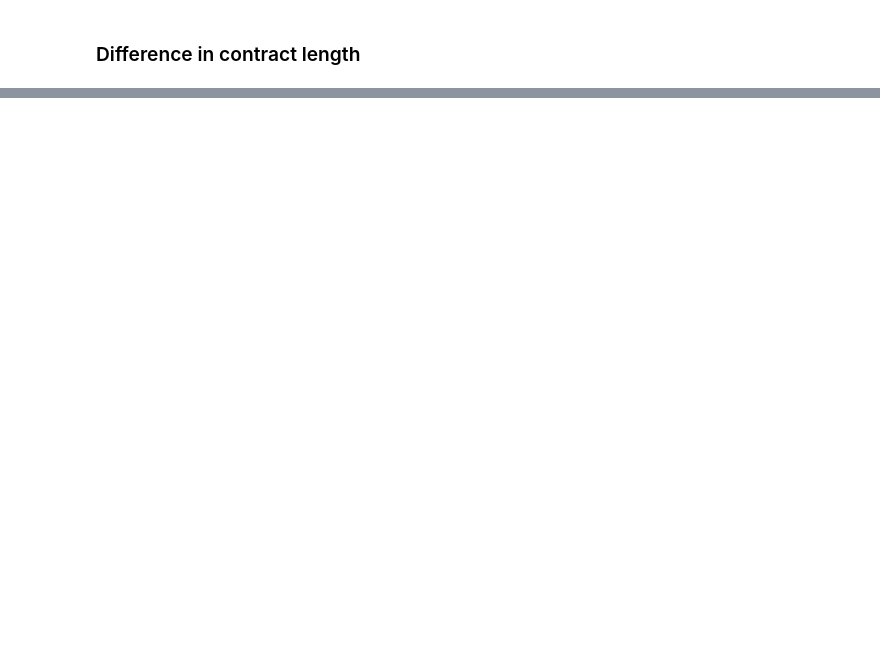
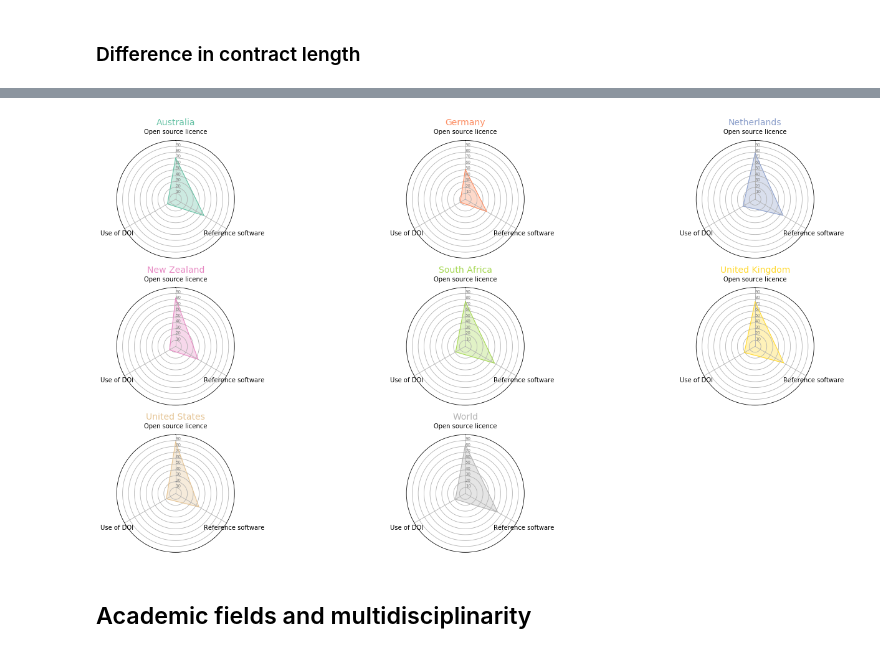
Before and after one commit to softwaresaved/international-survey, a Jupyter notebook: analysis/2018/x. Additional analysis.ipynb, the cells around one changed output, grey strips where cells are left out. Drawn from its saved outputs; the diff is of its cells as text; code cells hidden in the pictures; blank space fills up the shorter version.

```diff
--- a/analysis/2018/x. Additional analysis.ipynb
+++ b/analysis/2018/x. Additional analysis.ipynb
@@ -33,0 +241,10 @@ It contains further developments.
+# %%
+needed_col = ['Year', 'Country']
+open_use = ['open1can. How often do you use an open-source licence for your software?']
+ref_soft = ['open2de. How often do you reference software directly or the papers describing the software?']
+doi = ['open3can. How often do you associate your software with a Digital Object Identifier (DOI)?']
+orcid = ['open1de. Do you have an ORCID ID?']
+
+open_source_col = list(itertools.chain(needed_col, open_use, ref_soft, doi))#, orcid))
+df_openess = df[df['Year'] == 2018][open_source_col].copy()
+df_openess
@@ -33,0 +269,29 @@ It contains further developments.
+# %%
+replace_likert_10 = {'1 (None at all)': 'Not using',
+                     '﻿1 (None at all)': 'Not using',
+                     '2': 'Rarely',
+                     '3': 'Rarely',
+                     '4': 'Rarely',
+                     '5': 'Neutral',
+                     '6': 'Neutral',
+                     '7': 'Often',
+                     '8': 'Often',
+                     '9': 'Often',
+                     '10 (All the time)': 'Often'}
+df_openess.replace(replace_likert_10, inplace=True)
+# %%
+df_openess.drop(['Year'], axis=1, inplace=True)
+# Rename the columns:
+df_openess.rename(columns = {'open1can. How often do you use an open-source licence for your software?': 'Open source licence',
+                             'open2de. How often do you reference software directly or the papers describing the software?': 'Reference software',
+                             'open3can. How often do you associate your software with a Digital Object Identifier (DOI)?': 'Use of DOI'}, inplace=True)
+# %%
+df_open_final = pd.DataFrame(columns = ['Country', 'What is often used', 'Percentage'])
+for i in ['Open source licence', 'Reference software', 'Use of DOI']:
+    df_sa = df_openess.groupby('Country')[i].value_counts().groupby(level = 0).transform(lambda x: (x/x.sum())*100).to_frame()
+    df_sa.columns = ['Percentage']
+    df_sa = df_sa.reset_index()
+    df_sa_positive = df_sa.loc[df_sa[i] == 'Often']
+    df_sa_positive = df_sa_positive.replace({'Often': i})
+    df_sa_positive.columns = ['Country', 'What is often used', 'Percentage']
+    df_open_final= df_open_final.append(df_sa_positive)
@@ -33,0 +318,7 @@ It contains further developments.
+# %%
+df_open_final = df_open_final.pivot(index='Country', columns='What is often used', values='Percentage')
+radar_plotting(df_open_final, title='Openess in the different countries', subplot=True, fixed_y=True)
+# %% [output]
+[figure, added]
+# %% [markdown]
+## Academic fields and multidisciplinarity
```
Also changed, not shown: parts of 34 cells of this notebook, 9 other files.
